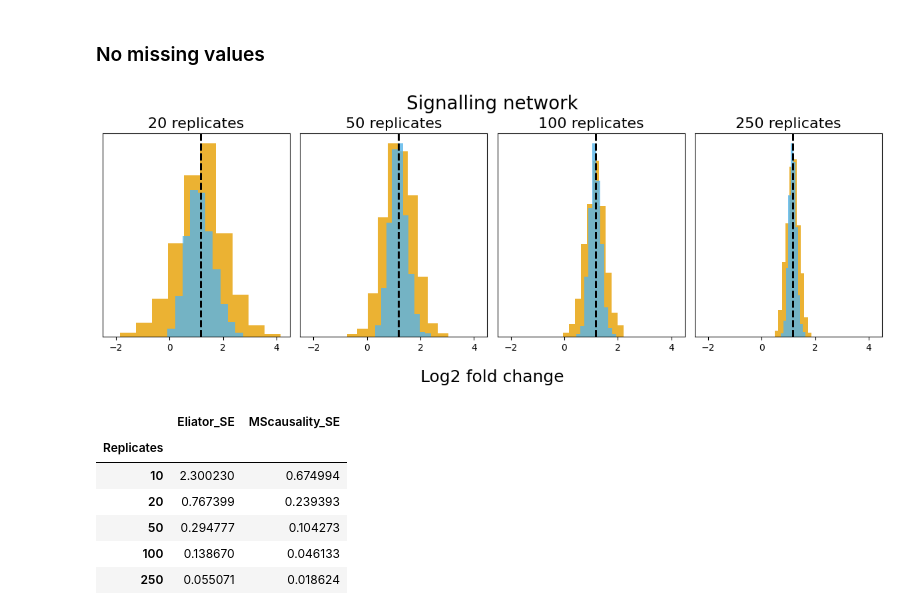
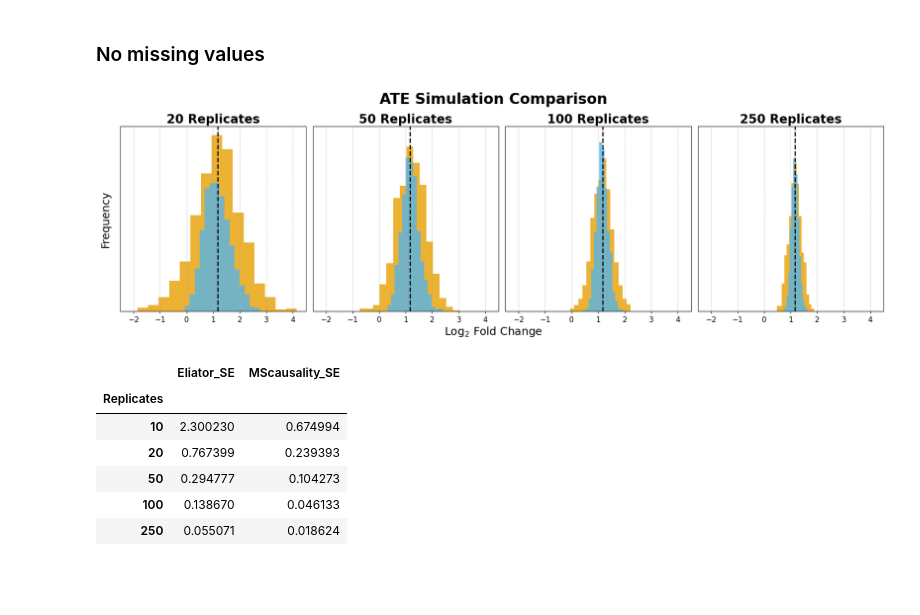
Before and after one commit to devonjkohler/Causomic, a Jupyter notebook: vignettes/methods_paper/Supplementary_analysis.ipynb, the cells around one changed output. Saved outputs shown, nothing was run; the diff lists cells and outputs as text; code cells hidden in the pictures; blank space fills up the shorter version.

Commit message:
priors with noise

```diff
--- a/vignettes/methods_paper/Supplementary_analysis.ipynb
+++ b/vignettes/methods_paper/Supplementary_analysis.ipynb
@@ -157,39 +157,51 @@ NameError: name 'priors' is not defined
 # %%
 with open(f'data/signaling_network/combined_results.pkl', 'rb') as f:
     priors = pickle.load(f)
 
-fig, ax = plt.subplots(1,4,figsize=(12,4.5))
+# Plot customization
+fig, ax = plt.subplots(1, 4, figsize=(18, 6), sharey=True)
 
-for i in range(4):
+colors = {"Frequentist": "#E69F00", "Bayesian": "#56B4E9"}
+replicates = [20, 50, 100, 250]
 
-    key = [20, 50, 100, 250][i]
+for i, key in enumerate(replicates):
+    data = priors[priors["Replicates"] == key].reset_index(drop=True)
 
-    data = priors[priors["Replicates"] == key].reset_index(drop=True)
-    # uni_data = uniform_priors[uniform_priors["Replicates"] == key].reset_index(drop=True)
-    # inf_data = informed_priors[informed_priors["Replicates"] == key].reset_index(drop=True)
+    # Plot ground truth
+    ax[i].axvline(data.loc[0, "Ground_truth"], color="black",
+                  linestyle="dashed", lw=2, label="Ground Truth")
 
-    ax[i].axvline(data.loc[0, "Ground_truth"],
-                     color="black", linestyle="dashed", lw=2)
-    ax[i].hist(data["Eliator"], alpha=.8,
-                  bins=10, color="#E69F00", label="Frequentist")
-    ax[i].set_title(f"{key} replicates", size=16)
-    # ax[0].set_ylabel("Frequentist", size=18)
+    # Plot histograms
+    ax[i].hist(data["Eliator"], alpha=0.8, bins=15,
+               color=colors["Frequentist"], label="Frequentist")
+    ax[i].hist(data["MScausality"], alpha=0.8, bins=15,
+               color=colors["Bayesian"], label="Bayesian")
 
-    ax[i].axvline(data.loc[0, "Ground_truth"],
-                     color="black", linestyle="dashed", lw=2)
-    ax[i].hist(data["MScausality"], alpha=.8,
-                  bins=10, color="#56B4E9", label="Bayesian")
-    # ax[1].set_ylabel("Bayesian", size=18)
-    # if i == 3:
-    #     ax[i].legend()
+    # Titles and formatting
+    ax[i].set_title(f"{key} Replicates", fontsize=20, fontweight='bold')
+    ax[i].grid(axis='x', linestyle='--', alpha=0.6)
+    ax[i].tick_params(axis='both', which='major', labelsize=12)
 
 plt.setp(ax, xlim=(-2.5, 4.5), yticks=[])
-fig.suptitle("Signalling network", size=20)
-fig.supxlabel('Log2 fold change', size=18)
+
+# Shared x-axis and y-axis labels
+fig.supxlabel("Log$_{2}$ Fold Change", fontsize=18, y=0.05)
+fig.supylabel("Frequency", fontsize=18, x=0.005)
+
+# Shared legend outside the grid
+handles, labels = ax[0].get_legend_handles_labels()
+# fig.legend(handles, labels, loc='upper center', bbox_to_anchor=(0.5, 1.02), ncol=3, fontsize=14, frameon=False)
+
+# Add overall title
+fig.suptitle("ATE Simulation Comparison", fontsize=24, fontweight='bold')
+
+# Adjust layout
 fig.tight_layout()
-fig.subplots_adjust(top=0.85)
+fig.subplots_adjust(top=0.85, bottom=0.15)
+
+plt.show()
 # %% [output]
-[figure, old version]
+[figure, new version]
 # %%
 priors.loc[:, "Eliator_SE"] = (priors.loc[:, "Eliator"] - \
                                    priors.loc[:, "Ground_truth"])**2
```
Also changed, not shown: parts of 4 cells of this notebook, 3 other files.
